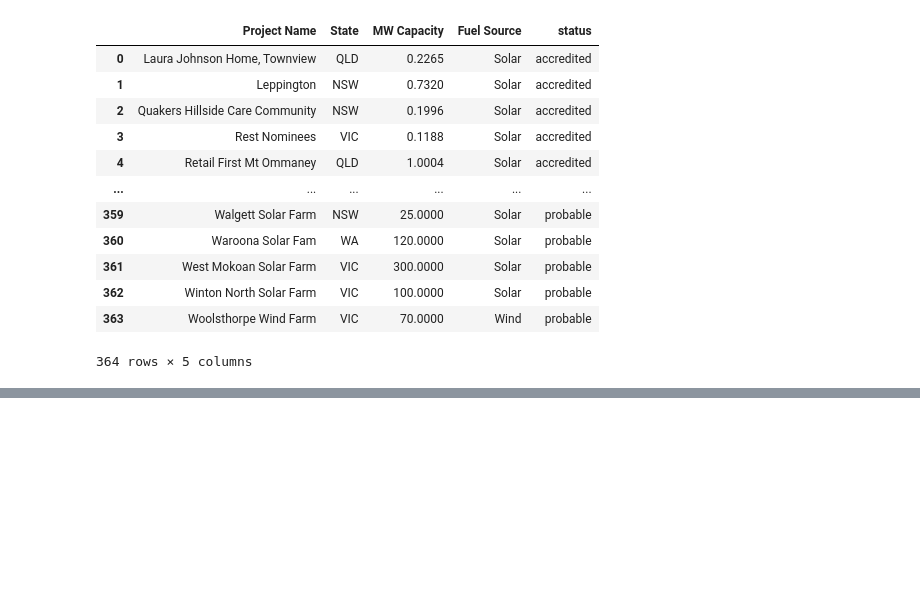
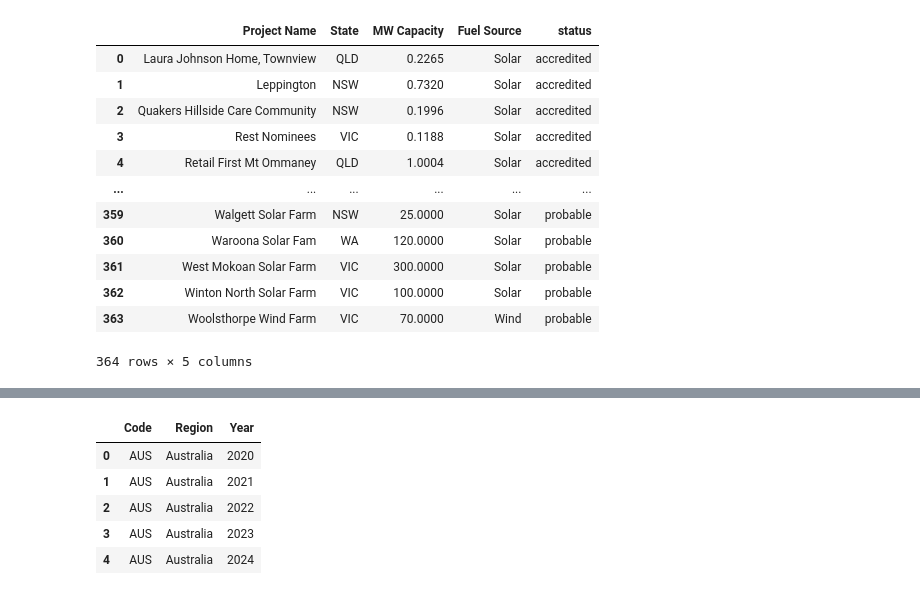
Before and after one commit to joelkurien/COMP5339Assignment, a Jupyter notebook: COMP5339_Ass1.ipynb, the cells around one changed output, grey strips where cells are left out. Cells and saved outputs as stored; diff of their text form; code cells hidden in the pictures; blank space fills up the shorter version.

```diff
--- a/COMP5339_Ass1.ipynb
+++ b/COMP5339_Ass1.ipynb
@@ -501,0 +501,9 @@ def nger_
+# %%
+conn.execute("SELECT * FROM abs_dim_df LIMIT 5").fetchdf()
+# %% [output]
+|  | Code | Region | Year |
+| 0 | AUS | Australia | 2020 |
+| 1 | AUS | Australia | 2021 |
+| 2 | AUS | Australia | 2022 |
+| 3 | AUS | Australia | 2023 |
+| 4 | AUS | Australia | 2024 |
```
Also changed, not shown: parts of 22 cells of this notebook.
